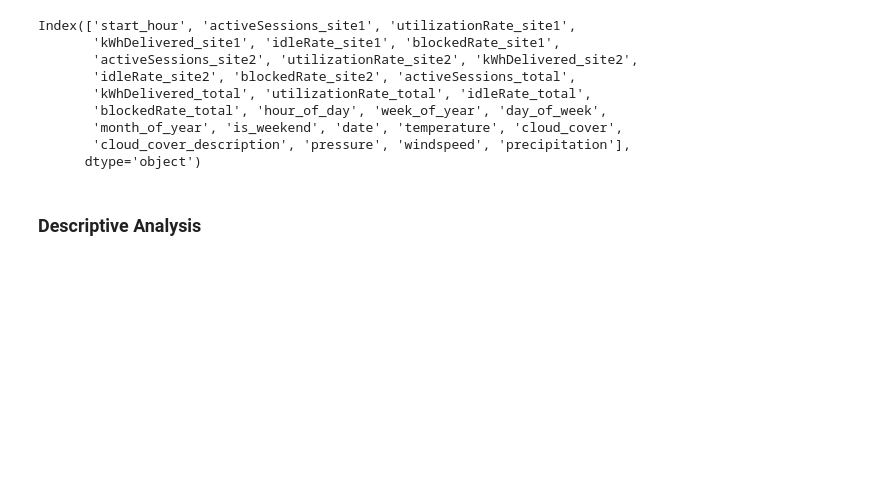
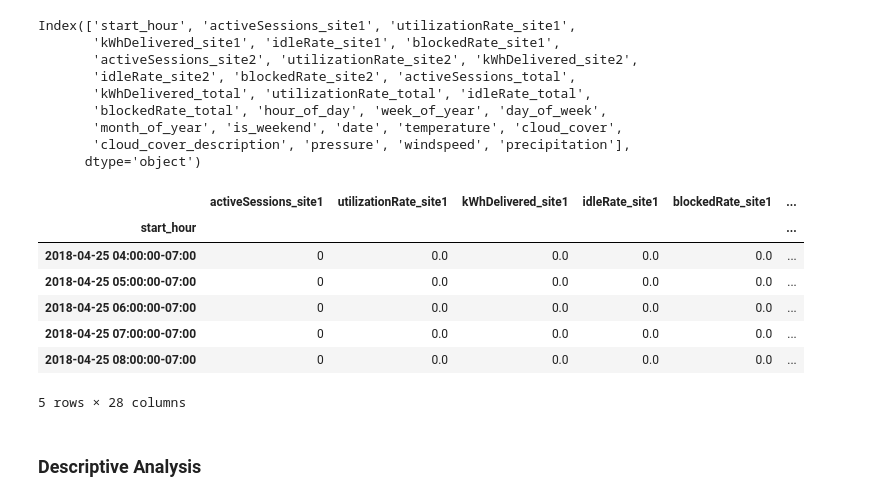
Before and after one commit to pmoll01/AA2024_Groupwork_DynamoData, a Jupyter notebook: fynn_sandbox.ipynb, the cells around one changed output. Drawn from its saved outputs; the diff is of its cells as text; code cells hidden in the pictures; blank space fills up the shorter version.

```diff
--- a/fynn_sandbox.ipynb
+++ b/fynn_sandbox.ipynb
@@ -270,6 +272,17 @@ Index(['start_hour', 'activeSessions_site1', 'utilizationRate_site1',
        'month_of_year', 'is_weekend', 'date', 'temperature', 'cloud_cover',
        'cloud_cover_description', 'pressure', 'windspeed', 'precipitation'],
       dtype='object')
+# %%
+agg_data_import.head()
+# %% [output]
+|  | activeSessions_site1 | utilizationRate_site1 | kWhDelivered_site1 | idleRate_site1 | blockedRate_site1 | ... |
+| start_hour |  |  |  |  |  | ... |
+| 2018-04-25 04:00:00-07:00 | 0 | 0.0 | 0.0 | 0.0 | 0.0 | ... |
+| 2018-04-25 05:00:00-07:00 | 0 | 0.0 | 0.0 | 0.0 | 0.0 | ... |
+| 2018-04-25 06:00:00-07:00 | 0 | 0.0 | 0.0 | 0.0 | 0.0 | ... |
+| 2018-04-25 07:00:00-07:00 | 0 | 0.0 | 0.0 | 0.0 | 0.0 | ... |
+| 2018-04-25 08:00:00-07:00 | 0 | 0.0 | 0.0 | 0.0 | 0.0 | ... |
+5 rows × 28 columns
 # %% [markdown]
 ### Descriptive Analysis
 # %%
```
Also changed, not shown: parts of 11 cells of this notebook.
